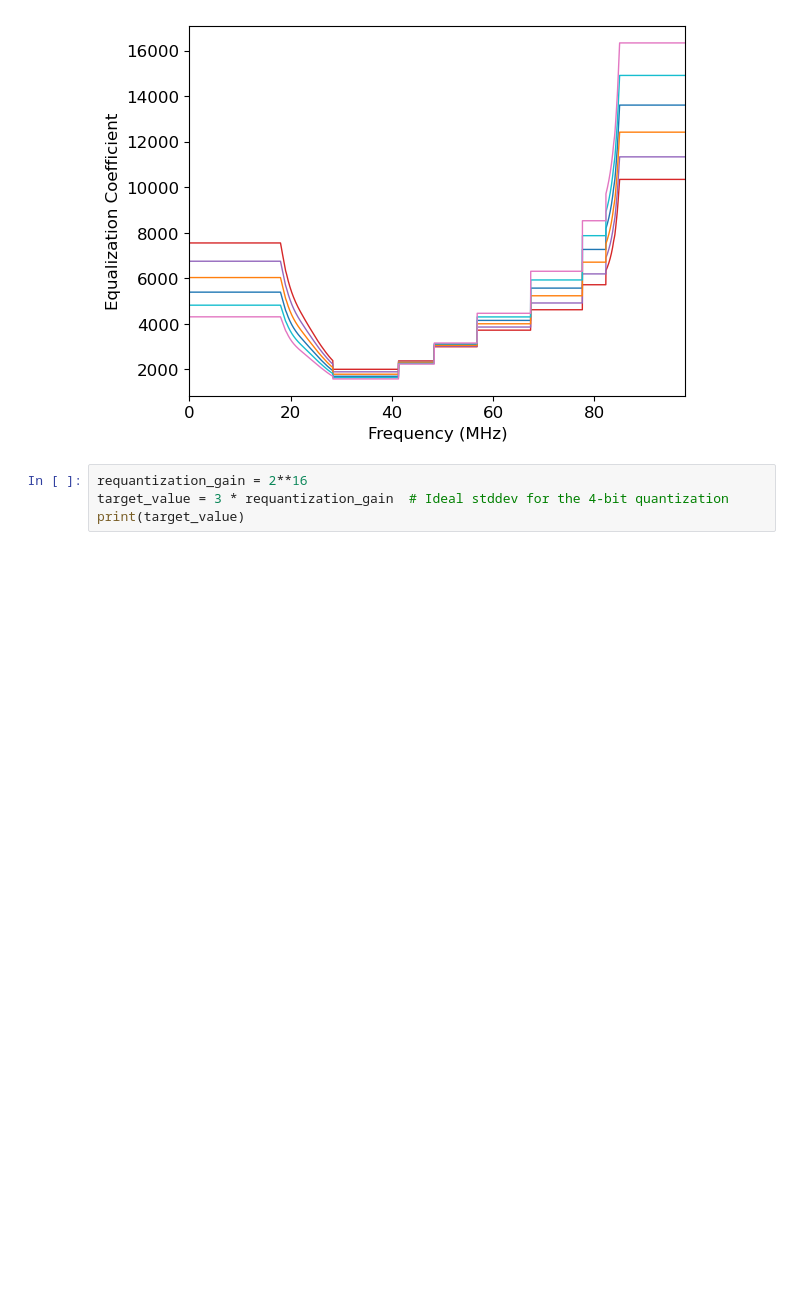
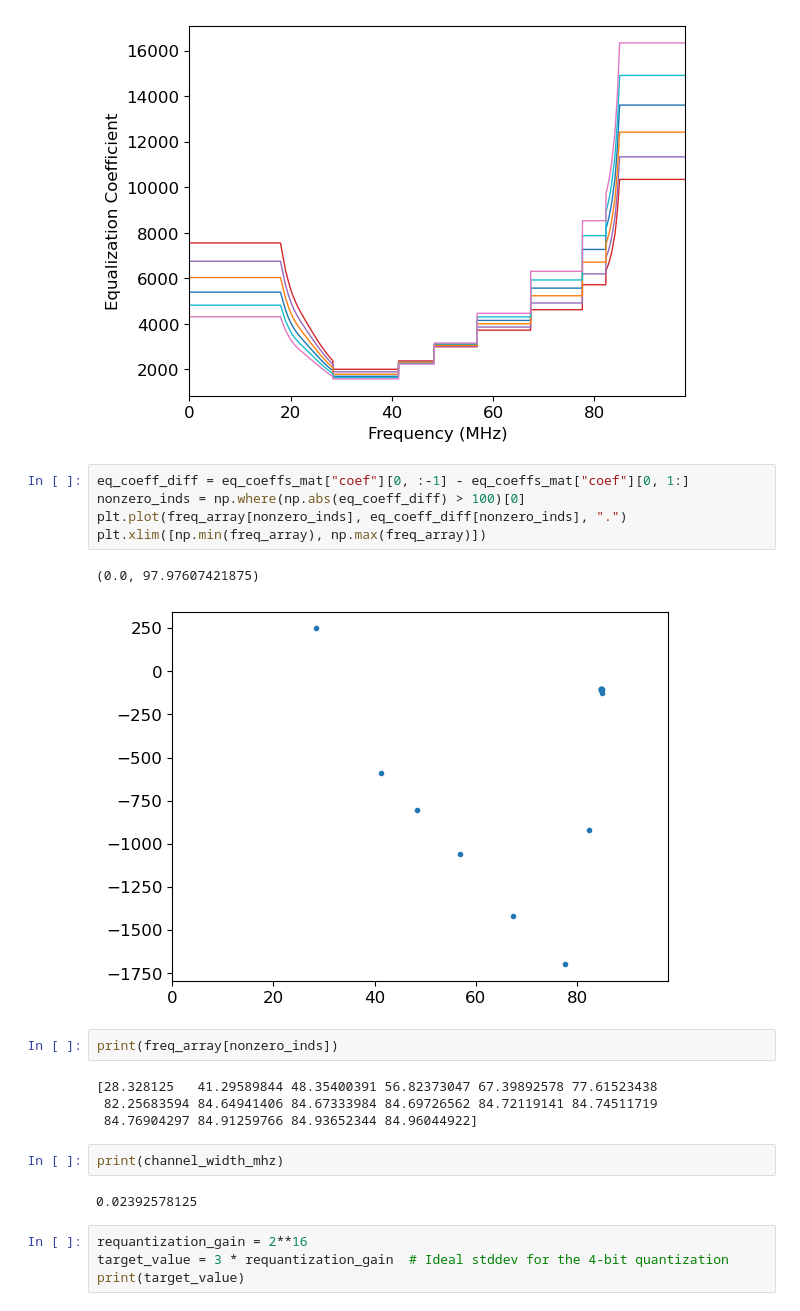
Before and after one commit to rlbyrne/requantization_sim, a Jupyter notebook: requantization_semianalytic_sim.ipynb, the cells around one changed output. Drawn from its saved outputs; the diff is of its cells as text; blank space fills up the shorter version.

```diff
--- a/requantization_semianalytic_sim.ipynb
+++ b/requantization_semianalytic_sim.ipynb
@@ -202,6 +247,24 @@ plt.savefig("/Users/ruby/Downloads/eq_coeffs_piecewise.png", dpi=300)
 use_eq_coeffs = eq_coeffs_mat["coef"][0, :]
 # %% [output]
 [figure]
+# %%
+eq_coeff_diff = eq_coeffs_mat["coef"][0, :-1] - eq_coeffs_mat["coef"][0, 1:]
+nonzero_inds = np.where(np.abs(eq_coeff_diff) > 100)[0]
+plt.plot(freq_array[nonzero_inds], eq_coeff_diff[nonzero_inds], ".")
+plt.xlim([np.min(freq_array), np.max(freq_array)])
+# %% [output]
+(0.0, 97.97607421875)
+[figure, added]
+# %%
+print(freq_array[nonzero_inds])
+# %% [output]
+[28.328125   41.29589844 48.35400391 56.82373047 67.39892578 77.61523438
+ 82.25683594 84.64941406 84.67333984 84.69726562 84.72119141 84.74511719
+ 84.76904297 84.91259766 84.93652344 84.96044922]
+# %%
+print(channel_width_mhz)
+# %% [output]
+0.02392578125
 # %%
 requantization_gain = 2**16
 target_value = 3 * requantization_gain  # Ideal stddev for the 4-bit quantization
```
Also changed, not shown: parts of 3 cells of this notebook.
